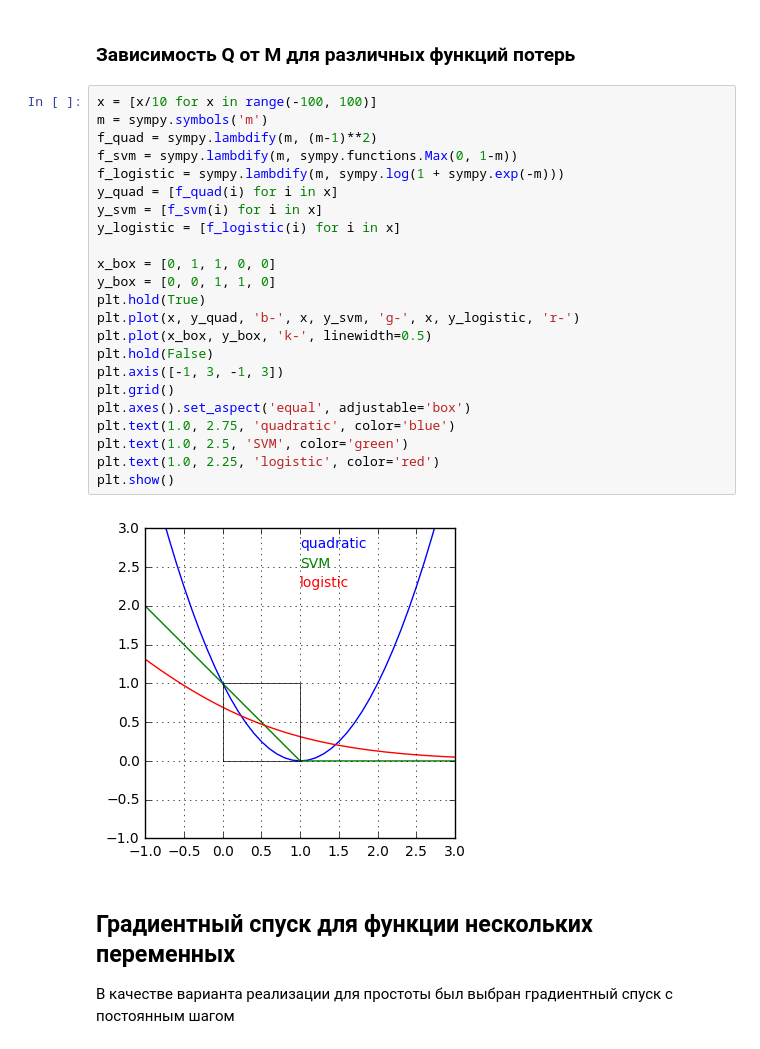
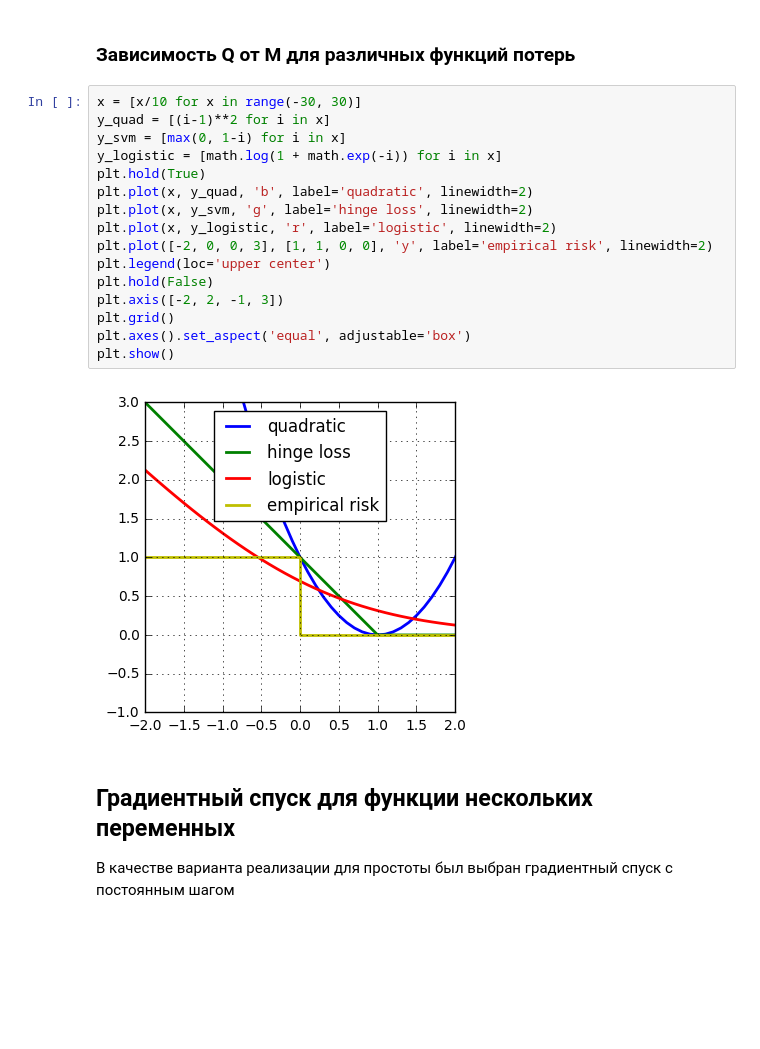
Before and after one commit to v-sopov/renju, a Jupyter notebook: lab_solution.ipynb, the cells around one changed output. Drawn from its saved outputs; the diff is of its cells as text; blank space fills up the shorter version.

```diff
--- a/lab_solution.ipynb
+++ b/lab_solution.ipynb
@@ -108,30 +166,23 @@ $\mathbb{P}\{y=1|x\} = \sigma(wx+b)$, где $\sigma(z) = \frac{1}{1 + \exp(-z)}
 # %% [markdown]
 ### Зависимость Q от M для различных функций потерь
 # %%
-x = [x/10 for x in range(-100, 100)]
-m = sympy.symbols('m')
-f_quad = sympy.lambdify(m, (m-1)**2)
-f_svm = sympy.lambdify(m, sympy.functions.Max(0, 1-m))
-f_logistic = sympy.lambdify(m, sympy.log(1 + sympy.exp(-m)))
-y_quad = [f_quad(i) for i in x]
-y_svm = [f_svm(i) for i in x]
-y_logistic = [f_logistic(i) for i in x]
-
-x_box = [0, 1, 1, 0, 0]
-y_box = [0, 0, 1, 1, 0]
+x = [x/10 for x in range(-30, 30)]
+y_quad = [(i-1)**2 for i in x]
+y_svm = [max(0, 1-i) for i in x]
+y_logistic = [math.log(1 + math.exp(-i)) for i in x]
 plt.hold(True)
-plt.plot(x, y_quad, 'b-', x, y_svm, 'g-', x, y_logistic, 'r-')
-plt.plot(x_box, y_box, 'k-', linewidth=0.5)
+plt.plot(x, y_quad, 'b', label='quadratic', linewidth=2)
+plt.plot(x, y_svm, 'g', label='hinge loss', linewidth=2)
+plt.plot(x, y_logistic, 'r', label='logistic', linewidth=2)
+plt.plot([-2, 0, 0, 3], [1, 1, 0, 0], 'y', label='empirical risk', linewidth=2)
+plt.legend(loc='upper center')
 plt.hold(False)
-plt.axis([-1, 3, -1, 3])
+plt.axis([-2, 2, -1, 3])
 plt.grid()
 plt.axes().set_aspect('equal', adjustable='box')
-plt.text(1.0, 2.75, 'quadratic', color='blue')
-plt.text(1.0, 2.5, 'SVM', color='green')
-plt.text(1.0, 2.25, 'logistic', color='red')
 plt.show()
 # %% [output]
-[figure, old version]
+[figure, new version]
 # %% [markdown]
 ## Градиентный спуск для функции нескольких переменных
 В качестве варианта реализации для простоты был выбран градиентный спуск с постоянным шагом
```
Also changed, not shown: parts of 24 cells of this notebook.
